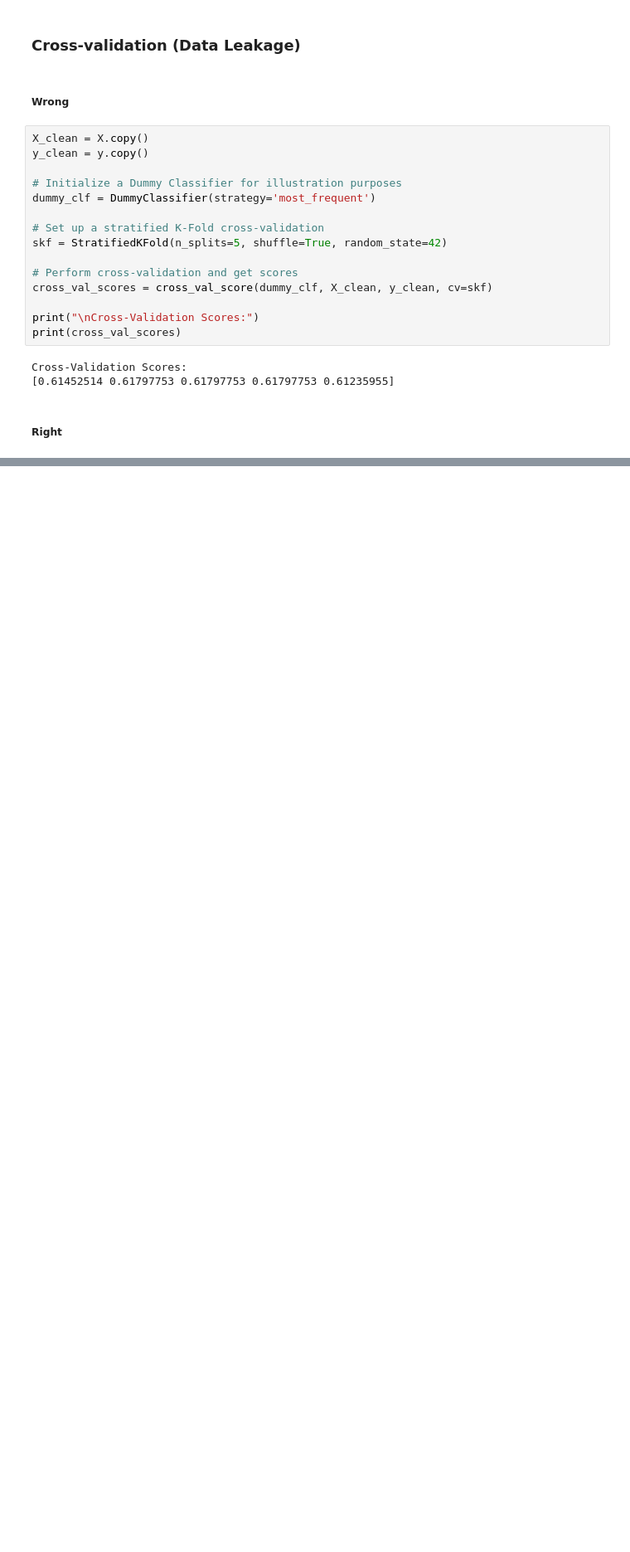
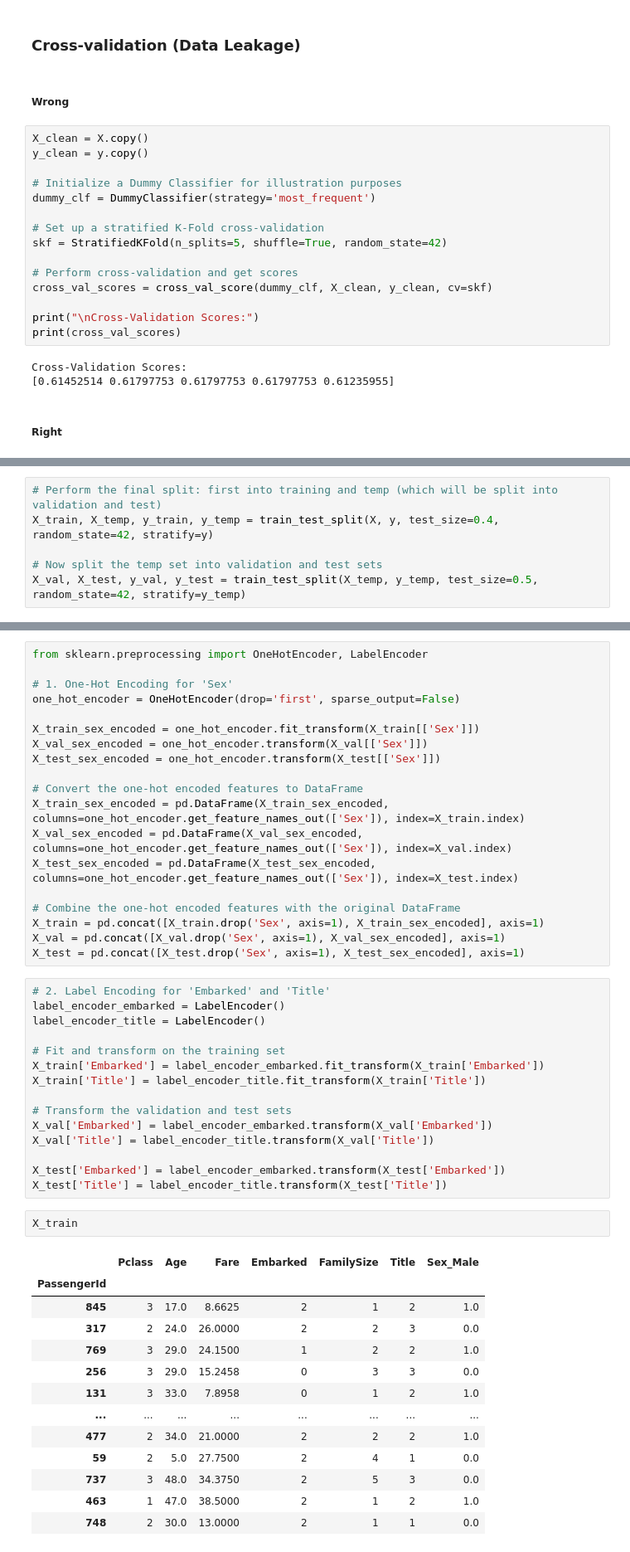
Before and after one commit to shamaseen/machine-learning-with-qafzah, a Jupyter notebook: notebooks/Part 3: End-to-End Machine Learning Project Workflow.ipynb, the cells around one changed output, grey strips where cells are left out. Shown at 83% size. Drawn from its saved outputs; the diff is of its cells as text; blank space fills up the shorter version.

```diff
--- a/notebooks/Part 3: End-to-End Machine Learning Project Workflow.ipynb
+++ b/notebooks/Part 3: End-to-End Machine Learning Project Workflow.ipynb
@@ -470,3 +483,9 @@ print(cross_val_scores)
 # %% [output]
 Cross-Validation Scores:
 [0.6145251396648045, 0.6179775280898876, 0.6179775280898876, 0.6179775280898876, 0.6123595505617978]
+# %%
+# Perform the final split: first into training and temp (which will be split into validation and test)
+X_train, X_temp, y_train, y_temp = train_test_split(X, y, test_size=0.4, random_state=42, stratify=y)
+
+# Now split the temp set into validation and test sets
+X_val, X_test, y_val, y_test = train_test_split(X_temp, y_temp, test_size=0.5, random_state=42, stratify=y_temp)
@@ -472,0 +643,50 @@ Cross-Validation Scores:
+# %%
+from sklearn.preprocessing import OneHotEncoder, LabelEncoder
+
+# 1. One-Hot Encoding for 'Sex'
+one_hot_encoder = OneHotEncoder(drop='first', sparse_output=False)
+
+X_train_sex_encoded = one_hot_encoder.fit_transform(X_train[['Sex']])
+X_val_sex_encoded = one_hot_encoder.transform(X_val[['Sex']])
+X_test_sex_encoded = one_hot_encoder.transform(X_test[['Sex']])
+
+# Convert the one-hot encoded features to DataFrame
+X_train_sex_encoded = pd.DataFrame(X_train_sex_encoded, columns=one_hot_encoder.get_feature_names_out(['Sex']), index=X_train.index)
+X_val_sex_encoded = pd.DataFrame(X_val_sex_encoded, columns=one_hot_encoder.get_feature_names_out(['Sex']), index=X_val.index)
+X_test_sex_encoded = pd.DataFrame(X_test_sex_encoded, columns=one_hot_encoder.get_feature_names_out(['Sex']), index=X_test.index)
+
+# Combine the one-hot encoded features with the original DataFrame
+X_train = pd.concat([X_train.drop('Sex', axis=1), X_train_sex_encoded], axis=1)
+X_val = pd.concat([X_val.drop('Sex', axis=1), X_val_sex_encoded], axis=1)
+X_test = pd.concat([X_test.drop('Sex', axis=1), X_test_sex_encoded], axis=1)
+# %%
+# 2. Label Encoding for 'Embarked' and 'Title'
+label_encoder_embarked = LabelEncoder()
+label_encoder_title = LabelEncoder()
+
+# Fit and transform on the training set
+X_train['Embarked'] = label_encoder_embarked.fit_transform(X_train['Embarked'])
+X_train['Title'] = label_encoder_title.fit_transform(X_train['Title'])
+
+# Transform the validation and test sets
+X_val['Embarked'] = label_encoder_embarked.transform(X_val['Embarked'])
+X_val['Title'] = label_encoder_title.transform(X_val['Title'])
+
+X_test['Embarked'] = label_encoder_embarked.transform(X_test['Embarked'])
+X_test['Title'] = label_encoder_title.transform(X_test['Title'])
+# %%
+X_train
+# %% [output]
+|  | Pclass | Age | Fare | Embarked | FamilySize | Title | Sex_Male |
+| PassengerId |  |  |  |  |  |  |  |
+| 845 | 3 | 17.0 | 8.6625 | 2 | 1 | 2 | 1.0 |
+| 317 | 2 | 24.0 | 26.0000 | 2 | 2 | 3 | 0.0 |
+| 769 | 3 | 29.0 | 24.1500 | 1 | 2 | 2 | 1.0 |
+| 256 | 3 | 29.0 | 15.2458 | 0 | 3 | 3 | 0.0 |
+| 131 | 3 | 33.0 | 7.8958 | 0 | 1 | 2 | 1.0 |
+| ... | ... | ... | ... | ... | ... | ... | ... |
+| 477 | 2 | 34.0 | 21.0000 | 2 | 2 | 2 | 1.0 |
+| 59 | 2 | 5.0 | 27.7500 | 2 | 4 | 1 | 0.0 |
+| 737 | 3 | 48.0 | 34.3750 | 2 | 5 | 3 | 0.0 |
+| 463 | 1 | 47.0 | 38.5000 | 2 | 1 | 2 | 1.0 |
+| 748 | 2 | 30.0 | 13.0000 | 2 | 1 | 1 | 0.0 |
```
Also changed, not shown: parts of 25 cells of this notebook, 1 other file.
